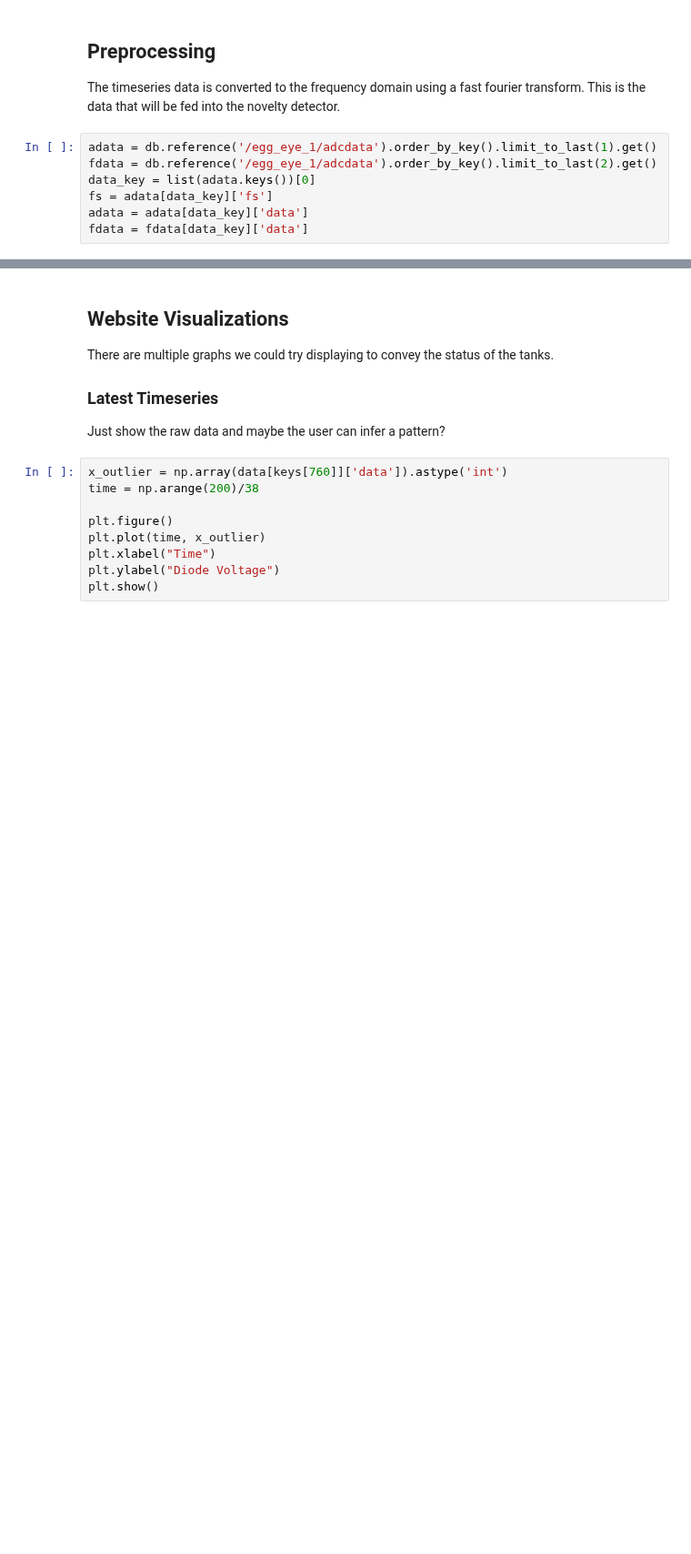
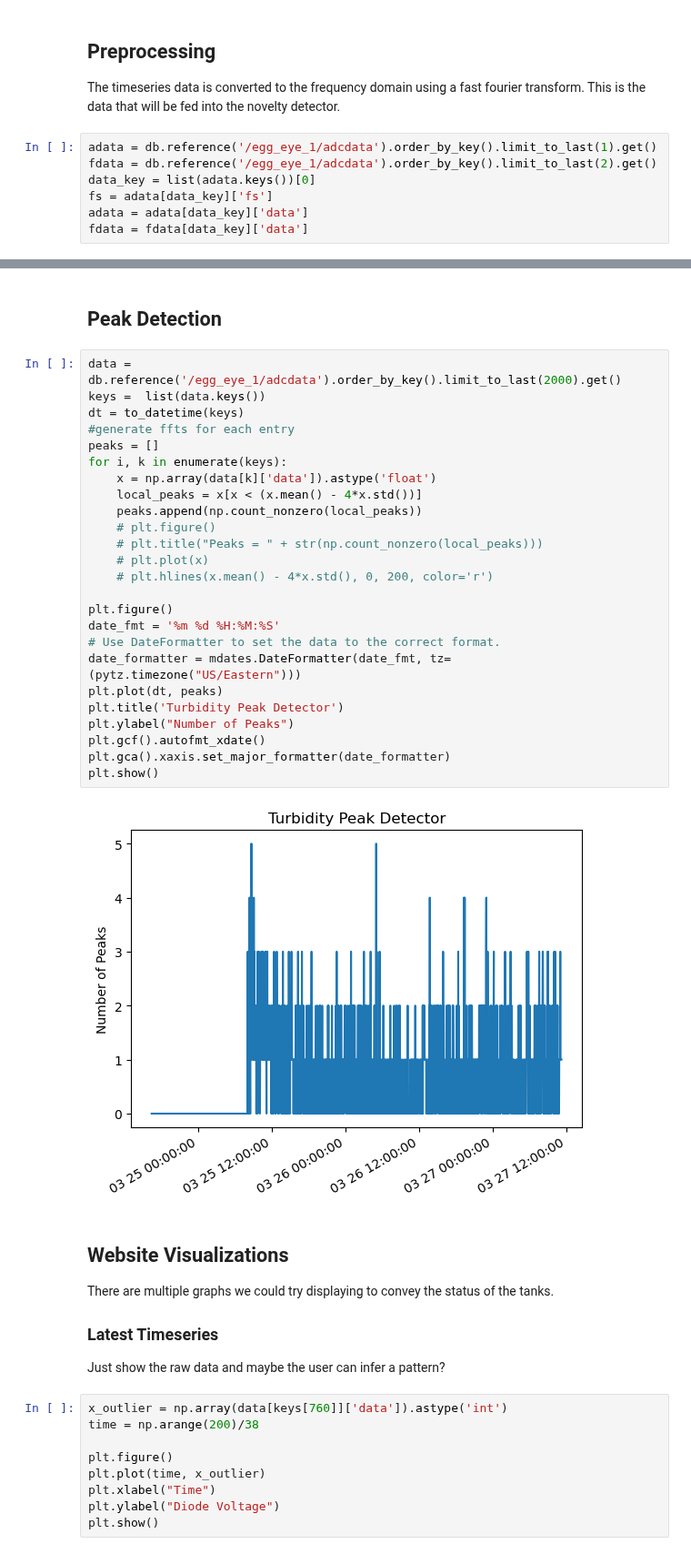
Before and after one commit to wFairmanOlin/Biomass, a Jupyter notebook: egg_eye/code/novelty_detector.ipynb, the cells around one changed output, grey strips where cells are left out. Shown at 91% size. Drawn from its saved outputs; the diff is of its cells as text; blank space fills up the shorter version.

Commit message:
added peak detection

```diff
--- a/egg_eye/code/novelty_detector.ipynb
+++ b/egg_eye/code/novelty_detector.ipynb
@@ -177,3 +171,32 @@ plt.show()
+# %% [markdown]
+## Peak Detection
+# %%
+data = db.reference('/egg_eye_1/adcdata').order_by_key().limit_to_last(2000).get()
+keys =  list(data.keys())
+dt = to_datetime(keys)
+#generate ffts for each entry
+peaks = []
+for i, k in enumerate(keys):
+    x = np.array(data[k]['data']).astype('float')
+    local_peaks = x[x < (x.mean() - 4*x.std())]
+    peaks.append(np.count_nonzero(local_peaks))
+    # plt.figure()
+    # plt.title("Peaks = " + str(np.count_nonzero(local_peaks)))
+    # plt.plot(x)
+    # plt.hlines(x.mean() - 4*x.std(), 0, 200, color='r')
+
+plt.figure()
+date_fmt = '%m %d %H:%M:%S'
+# Use DateFormatter to set the data to the correct format.
+date_formatter = mdates.DateFormatter(date_fmt, tz=(pytz.timezone("US/Eastern")))
+plt.plot(dt, peaks)
+plt.title('Turbidity Peak Detector')
+plt.ylabel("Number of Peaks")
+plt.gcf().autofmt_xdate()
+plt.gca().xaxis.set_major_formatter(date_formatter)
+plt.show()
+# %% [output]
+[figure, added]
 # %% [markdown]
 ## Website Visualizations
 
```
Also changed, not shown: parts of 13 cells of this notebook, 1 other file.
